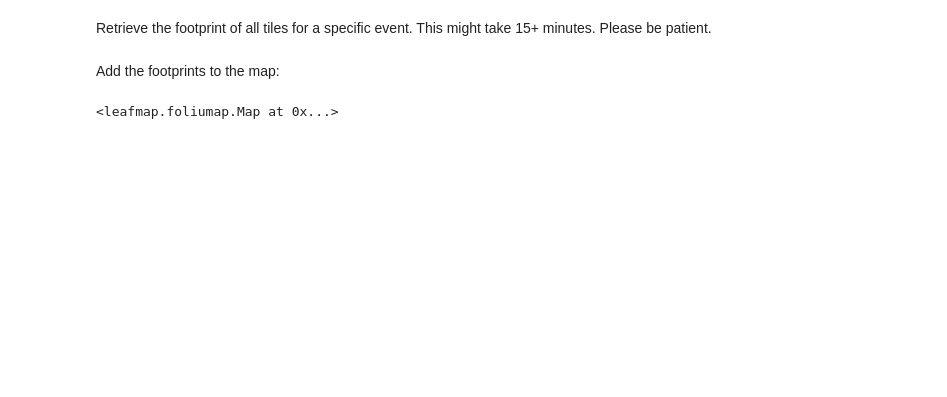
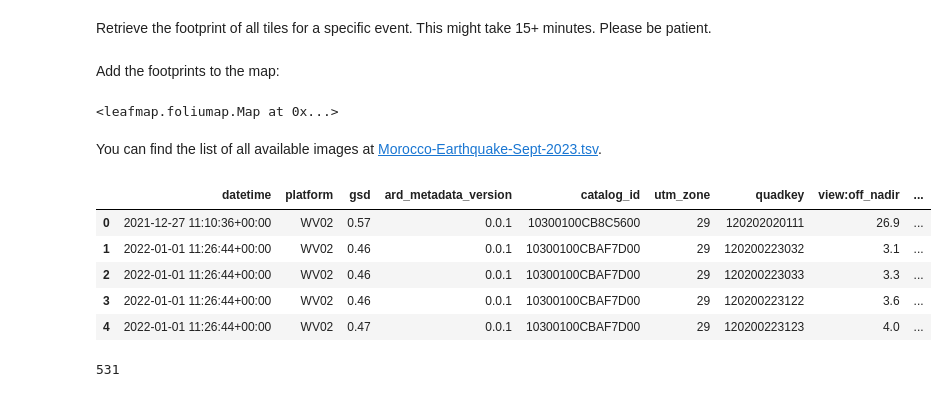
Before and after one commit to giswqs/notebook-share, a Jupyter notebook: docs/morocco_earthquake.ipynb, the cells around one changed output. Drawn from its saved outputs; the diff is of its cells as text; code cells hidden in the pictures; blank space fills up the shorter version.

```diff
--- a/docs/morocco_earthquake.ipynb
+++ b/docs/morocco_earthquake.ipynb
@@ -142,3 +144,20 @@ m.add_geojson(url, layer_name="Footprints", info_mode="on_click")
 m
 # %% [output]
 <leafmap.foliumap.Map at 0x...>
+# %% [markdown]
+You can find the list of all available images at [Morocco-Earthquake-Sept-2023.tsv](https://github.com/opengeos/maxar-open-data/blob/master/datasets/Morocco-Earthquake-Sept-2023.tsv).
+# %%
+gdf = leafmap.geojson_to_gdf(url)
+gdf.head()
+# %% [output]
+|  | datetime | platform | gsd | ard_metadata_version | catalog_id | utm_zone | quadkey | view:off_nadir | ... |
+| 0 | 2021-12-27 11:10:36+00:00 | WV02 | 0.57 | 0.0.1 | 10300100CB8C5600 | 29 | 120202020111 | 26.9 | ... |
+| 1 | 2022-01-01 11:26:44+00:00 | WV02 | 0.46 | 0.0.1 | 10300100CBAF7D00 | 29 | 120200223032 | 3.1 | ... |
+| 2 | 2022-01-01 11:26:44+00:00 | WV02 | 0.46 | 0.0.1 | 10300100CBAF7D00 | 29 | 120200223033 | 3.3 | ... |
+| 3 | 2022-01-01 11:26:44+00:00 | WV02 | 0.46 | 0.0.1 | 10300100CBAF7D00 | 29 | 120200223122 | 3.6 | ... |
+| 4 | 2022-01-01 11:26:44+00:00 | WV02 | 0.47 | 0.0.1 | 10300100CBAF7D00 | 29 | 120200223123 | 4.0 | ... |
+# %%
+before = gdf[gdf['datetime'] < '2023-09-10']
+len(before)
+# %% [output]
+531
```
Also changed, not shown: parts of 6 cells of this notebook, 1 other file.
